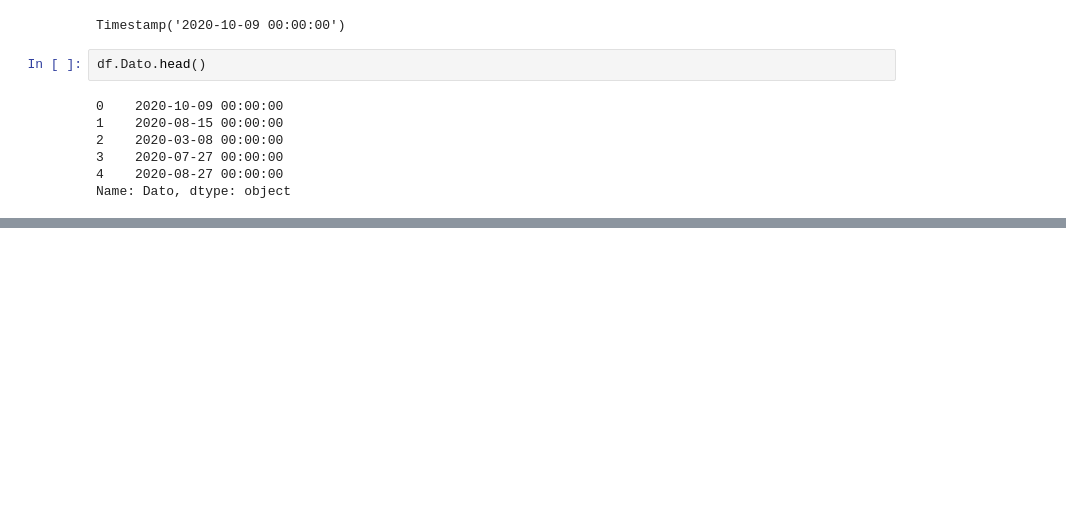
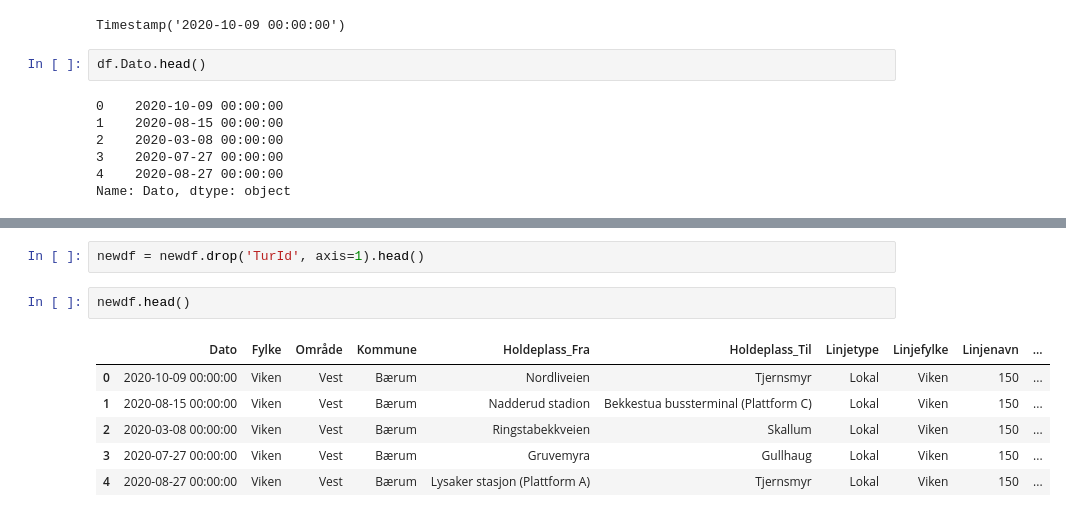
Before and after one commit to Kenn3Th/DAVE3625, a Jupyter notebook: Assignment_1/testing.ipynb, the cells around one changed output, grey strips where cells are left out. Saved outputs shown, nothing was run; the diff lists cells and outputs as text; blank space fills up the shorter version.

```diff
--- a/Assignment_1/testing.ipynb
+++ b/Assignment_1/testing.ipynb
@@ -487,0 +498,11 @@ Name: Dato, dtype: object
+# %%
+newdf = newdf.drop('TurId', axis=1).head()
+# %%
+newdf.head()
+# %% [output]
+|  | Dato | Fylke | Område | Kommune | Holdeplass_Fra | Holdeplass_Til | Linjetype | Linjefylke | Linjenavn | ... |
+| 0 | 2020-10-09 00:00:00 | Viken | Vest | Bærum | Nordliveien | Tjernsmyr | Lokal | Viken | 150 | ... |
+| 1 | 2020-08-15 00:00:00 | Viken | Vest | Bærum | Nadderud stadion | Bekkestua bussterminal (Plattform C) | Lokal | Viken | 150 | ... |
+| 2 | 2020-03-08 00:00:00 | Viken | Vest | Bærum | Ringstabekkveien | Skallum | Lokal | Viken | 150 | ... |
+| 3 | 2020-07-27 00:00:00 | Viken | Vest | Bærum | Gruvemyra | Gullhaug | Lokal | Viken | 150 | ... |
+| 4 | 2020-08-27 00:00:00 | Viken | Vest | Bærum | Lysaker stasjon (Plattform A) | Tjernsmyr | Lokal | Viken | 150 | ... |
```
Also changed, not shown: parts of 2 cells of this notebook.
